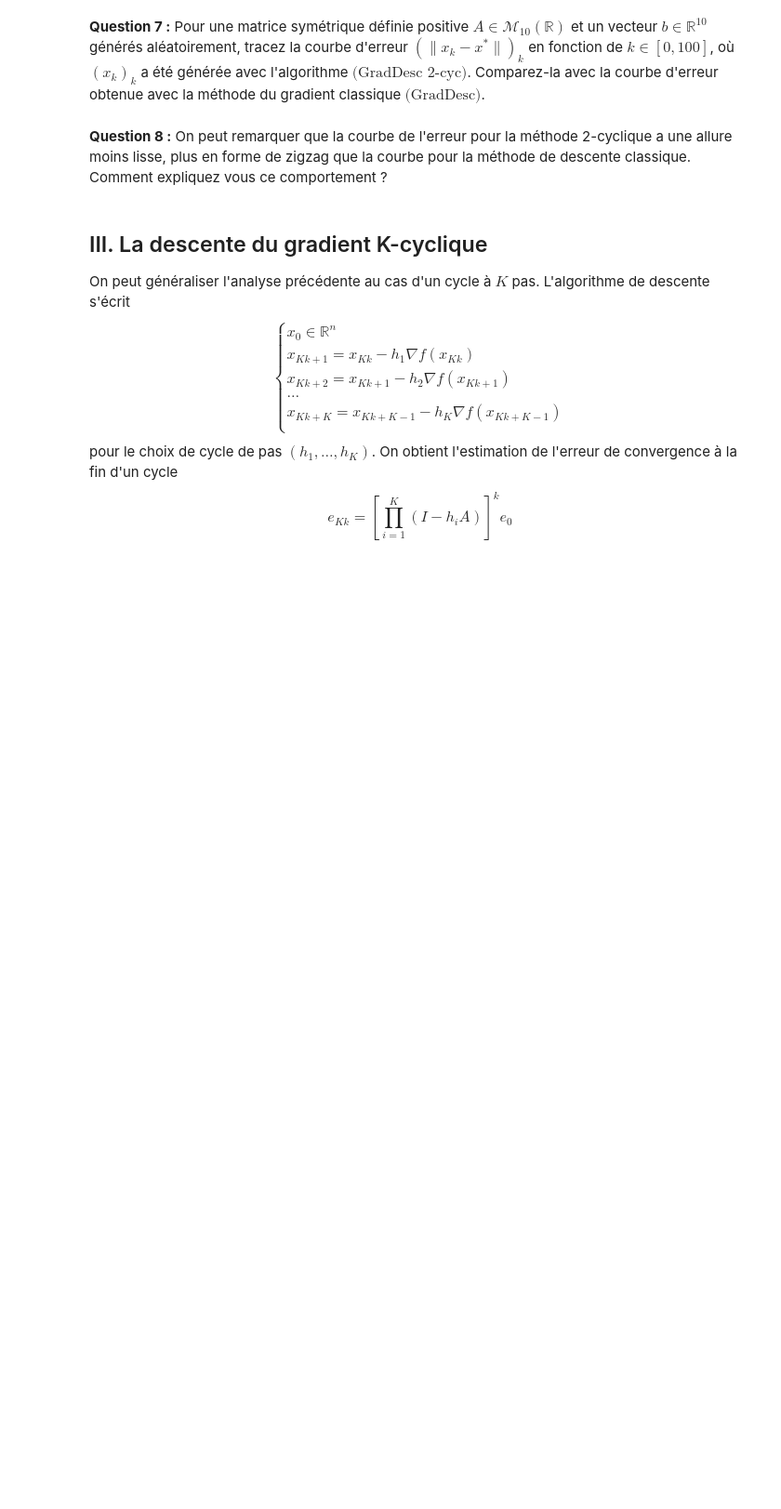
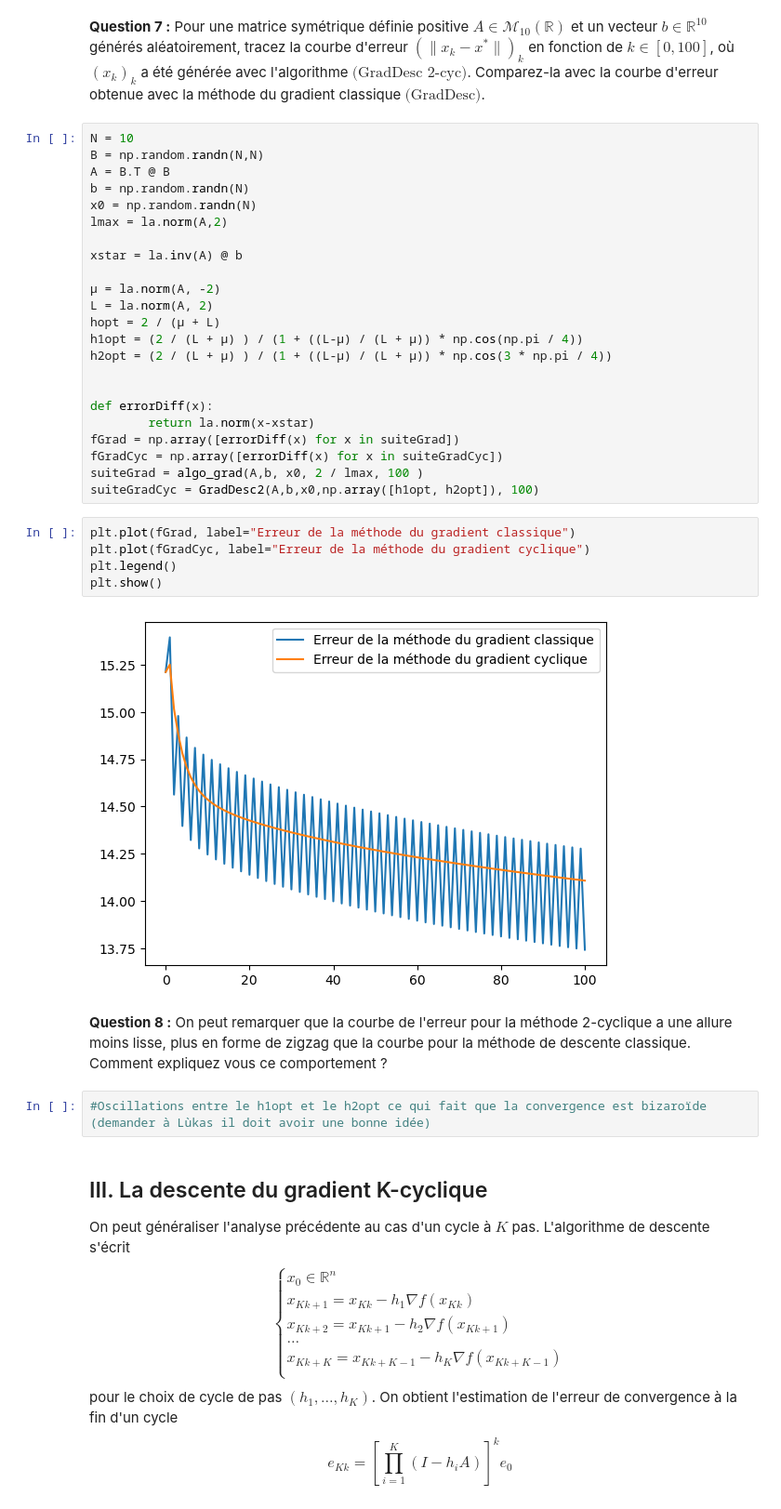
Before and after one commit to AmaelMSC/DmOpti, a Jupyter notebook: DM_2025.ipynb, the cells around one changed output. Shown: that part at 93% size. Saved outputs shown, nothing was run; the diff lists cells and outputs as text; blank space fills up the shorter version.

```diff
--- a/DM_2025.ipynb
+++ b/DM_2025.ipynb
@@ -148,7 +238,39 @@ On peut observer que le polynôme avec racines distinctes a effectivement une va
 # %% [markdown]
 **Question 7 :**  Pour une matrice symétrique définie positive $A \in \mathcal{M}_{10} (\mathbb{R})$ et un vecteur $b \in \mathbb{R}^{10}$ générés aléatoirement, tracez la courbe d'erreur $(\| x_k - x^* \|)_k$ en fonction de $k \in [0,100]$, où $(x_k)_k$ a été générée avec l'algorithme $\text{(GradDesc 2-cyc)}$. Comparez-la avec la courbe d'erreur obtenue avec la méthode du gradient classique $\text{(GradDesc)}$.
+# %%
+N = 10
+B = np.random.randn(N,N)
+A = B.T @ B
+b = np.random.randn(N)
+x0 = np.random.randn(N)
+lmax = la.norm(A,2)
+
+xstar = la.inv(A) @ b
+
+µ = la.norm(A, -2)
+L = la.norm(A, 2)
+hopt = 2 / (µ + L)
+h1opt = (2 / (L + µ) ) / (1 + ((L-µ) / (L + µ)) * np.cos(np.pi / 4))
+h2opt = (2 / (L + µ) ) / (1 + ((L-µ) / (L + µ)) * np.cos(3 * np.pi / 4))
+
+
+def errorDiff(x):
+        return la.norm(x-xstar)
+fGrad = np.array([errorDiff(x) for x in suiteGrad])
+fGradCyc = np.array([errorDiff(x) for x in suiteGradCyc])
+suiteGrad = algo_grad(A,b, x0, 2 / lmax, 100 )
+suiteGradCyc = GradDesc2(A,b,x0,np.array([h1opt, h2opt]), 100)
+# %%
+plt.plot(fGrad, label="Erreur de la méthode du gradient classique")
+plt.plot(fGradCyc, label="Erreur de la méthode du gradient cyclique")
+plt.legend()
+plt.show()
+# %% [output]
+[figure, added]
 # %% [markdown]
 **Question 8 :** On peut remarquer que la courbe de l'erreur pour la méthode 2-cyclique a une allure moins lisse, plus en forme de zigzag que la courbe pour la méthode de descente classique. Comment expliquez vous ce comportement ?
+# %%
+#Oscillations entre le h1opt et le h2opt ce qui fait que la convergence est bizaroïde (demander à Lùkas il doit avoir une bonne idée)
 # %% [markdown]
 ## III. La descente du gradient K-cyclique
 
```
Also changed, not shown: parts of 13 cells of this notebook.
